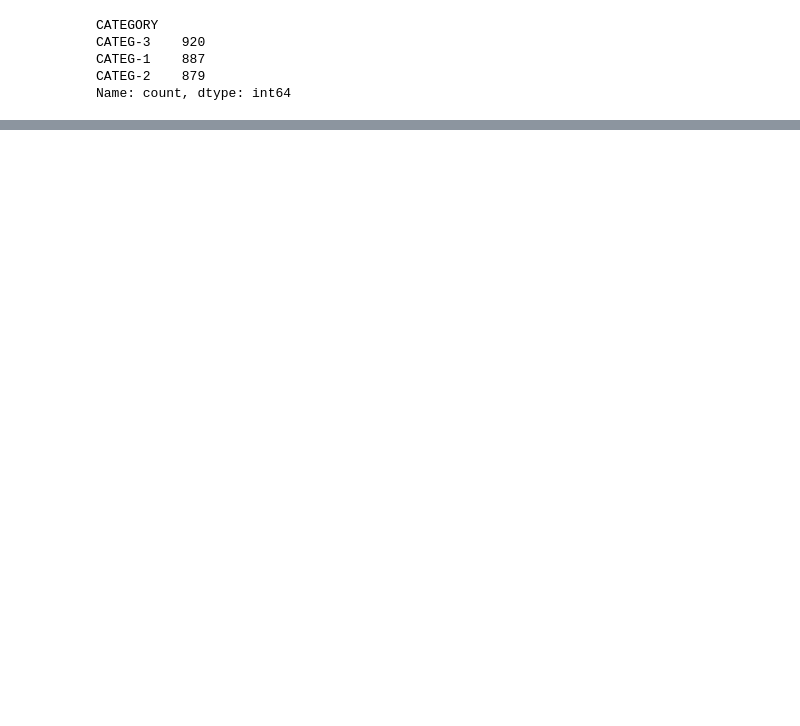
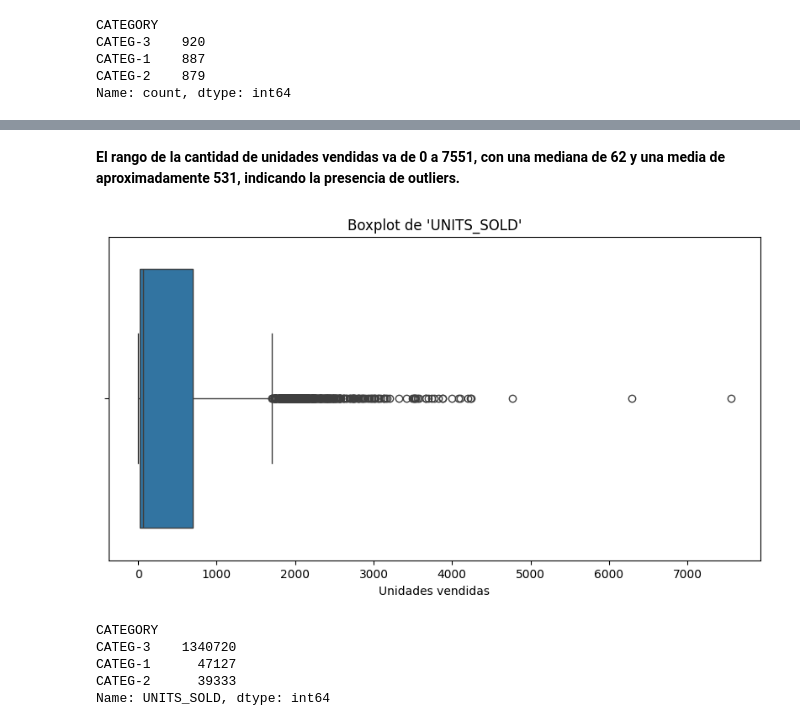
Before and after one commit to plijtmaer/ds-de-challenge, a Jupyter notebook: Notebooks/series_de_tiempo.ipynb, the cells around one changed output, grey strips where cells are left out. Drawn from its saved outputs; the diff is of its cells as text; code cells hidden in the pictures; blank space fills up the shorter version.

```diff
--- a/Notebooks/series_de_tiempo.ipynb
+++ b/Notebooks/series_de_tiempo.ipynb
@@ -93,0 +117,20 @@ Name: UNITS_SOLD, Length: 2686, dtype: int64
+# %% [markdown]
+**El rango de la cantidad de unidades vendidas va de 0 a 7551, con una mediana de 62 y una media de aproximadamente 531, indicando la presencia de outliers.**
+# %%
+# Graficar
+plt.figure(figsize=(10,5))
+plt.title("Boxplot de 'UNITS_SOLD'")
+plt.xlabel("Unidades vendidas")
+sns.boxplot(x=df["UNITS_SOLD"]);
+# %% [output]
+[figure, added]
+# %%
+# Agrupar por categoría y evaluar unidades vendidas
+ventas_por_cat = df.groupby("CATEGORY")["UNITS_SOLD"].sum().sort_values(ascending=False)
+ventas_por_cat
+# %% [output]
+CATEGORY
+CATEG-3    1340720
+CATEG-1      47127
+CATEG-2      39333
+Name: UNITS_SOLD, dtype: int64
```
Also changed, not shown: parts of 61 cells of this notebook, 1 other file.
